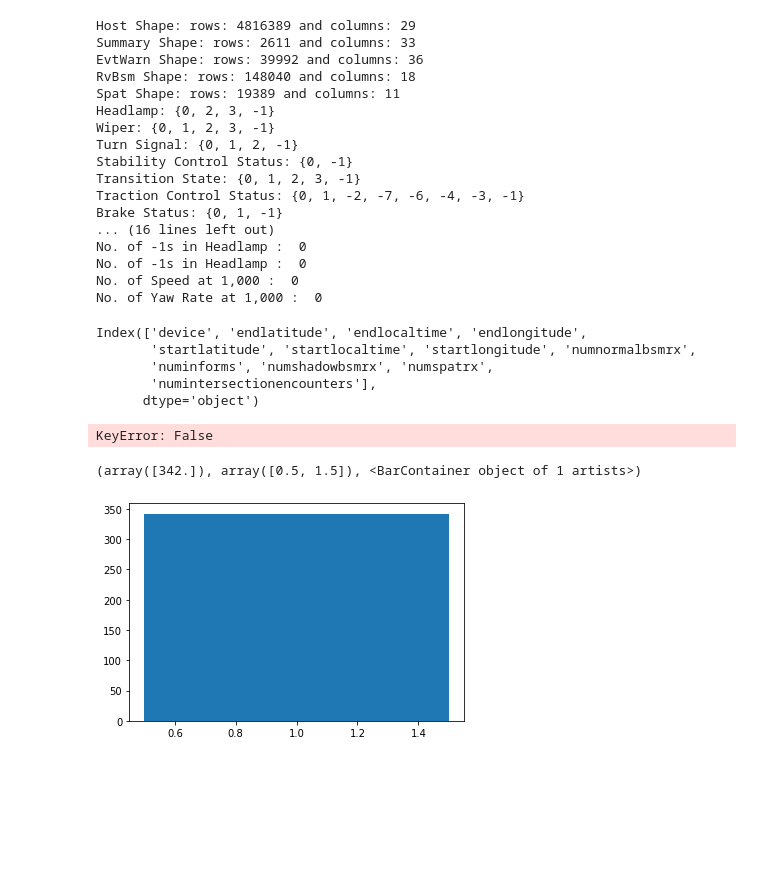
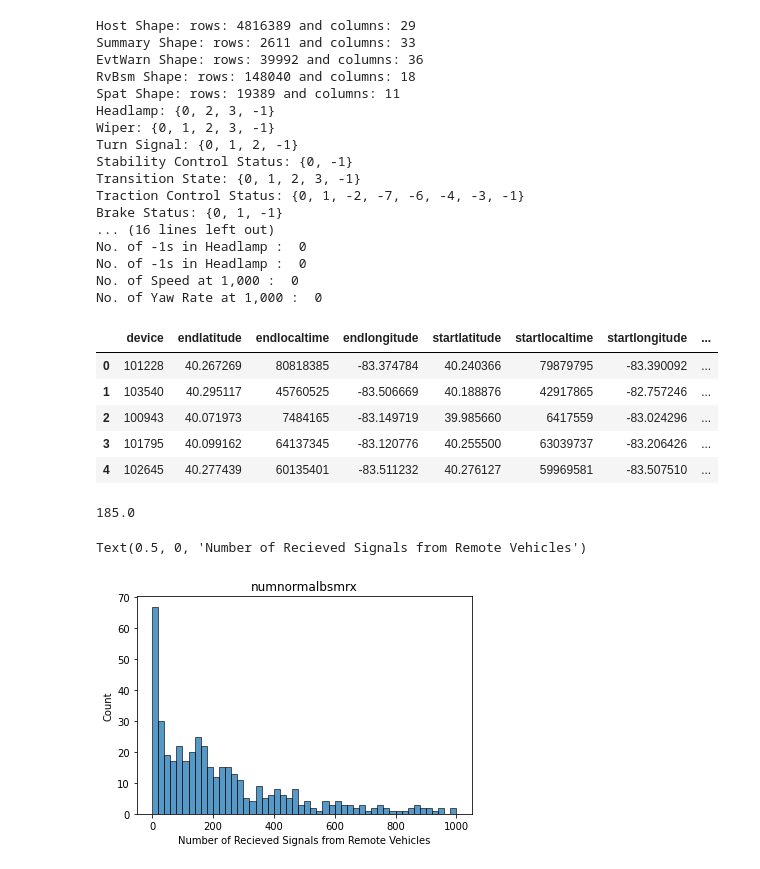
Before and after one commit to caroline-eggett/honda-interaction-analysis-hackathon, a Jupyter notebook: r_Exploratory.ipynb, the cells around one changed output. Saved outputs shown, nothing was run; the diff lists cells and outputs as text; code cells hidden in the pictures; blank space fills up the shorter version.

```diff
--- a/r_Exploratory.ipynb
+++ b/r_Exploratory.ipynb
@@ -36,26 +28,21 @@ color = sns.color_palette()
 # %%
 df_summary.columns
+df_summary.head()
 # %% [output]
-Index(['device', 'endlatitude', 'endlocaltime', 'endlongitude',
-       'startlatitude', 'startlocaltime', 'startlongitude', 'numnormalbsmrx',
-       'numinforms', 'numshadowbsmrx', 'numspatrx',
-       'numintersectionencounters'],
-      dtype='object')
+|  | device | endlatitude | endlocaltime | endlongitude | startlatitude | startlocaltime | startlongitude | ... |
+| 0 | 101228 | 40.267269 | 80818385 | -83.374784 | 40.240366 | 79879795 | -83.390092 | ... |
+| 1 | 103540 | 40.295117 | 45760525 | -83.506669 | 40.188876 | 42917865 | -82.757246 | ... |
+| 2 | 100943 | 40.071973 | 7484165 | -83.149719 | 39.985660 | 6417559 | -83.024296 | ... |
+| 3 | 101795 | 40.099162 | 64137345 | -83.120776 | 40.255500 | 63039737 | -83.206426 | ... |
+| 4 | 102645 | 40.277439 | 60135401 | -83.511232 | 40.276127 | 59969581 | -83.507510 | ... |
 # %%
-
-import pandas as pd
-import plotly.express as px
-import matplotlib.pyplot as plt
-import numpy as np
-import seaborn as sns
-
 #Num Normal BSMRX
 
 #Removing large value from the column numnormalbsmrx
-df_summary = df_summary.drop(df_summary[['numnormalbsmrx'] == '368421108'], inplace = True)
-df_summary.head()
+# df_summary = df_summary.drop(df_summary[['numnormalbsmrx'] == '368421108'], inplace = True)
+# df_summary.head()
 
-df_summary["numnormalbsmrx"].max()
+# df_summary["numnormalbsmrx"].max()
 
 #plt.figure(figsize=(8,4))
 #sns.countplot(x="numnormalbsmrx",data=df_summary, color="salmon")
@@ -81,14 +68,16 @@ df_summary["numnormalbsmrx"].max()
 #sns.catplot(x="numnormalbsmrx", kind="count", palette="ch:.25", data=df_summary)
 #sns.histplot(data = df_summary, x = 'numnormalbsmrx', binwidth = 10)
 #df_summary['numnormalbsmrx'].hist()
-# %% [output]
-KeyError: False
-# %%
-#Num Informs
-
-#Removing negative value from the column numnormalbsmrx
-df_summary.drop(df_summary.index[df_summary['numinforms'] == '-110'], inplace = True)
-plt.hist(x = df_summary["numinforms"], bins = 1)
-# %% [output]
-(array([342.]), array([0.5, 1.5]), <BarContainer object of 1 artists>)
-[figure, removed]
+# %%
+#Num Normal BSMRX
+import seaborn as sns
+df_summary_subset = df_summary[df_summary['numnormalbsmrx'] != 0]
+df_summary_subset.head()
+median = df_summary_subset['numnormalbsmrx'].median()
+print(median)
+numnormalbsmrx = sns.histplot(x='numnormalbsmrx', data=df_summary_subset, bins=50, binrange=(0, 1000)).set(title = "numnormalbsmrx")
+plt.xlabel("Number of Recieved Signals from Remote Vehicles")
+# %% [output]
+185.0
+Text(0.5, 0, 'Number of Recieved Signals from Remote Vehicles')
+[figure, added]
```
Also changed, not shown: parts of 7 cells of this notebook.
